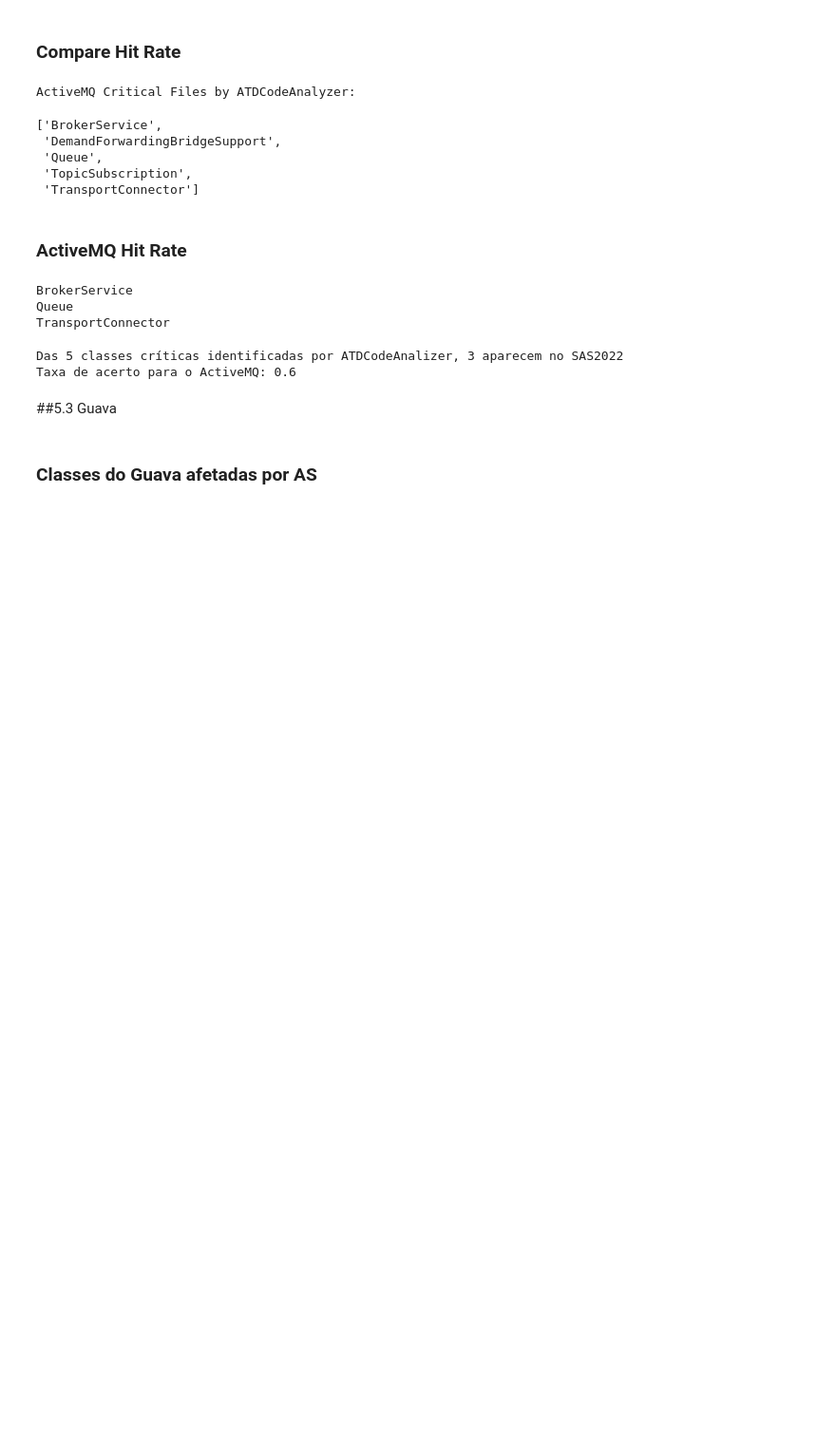
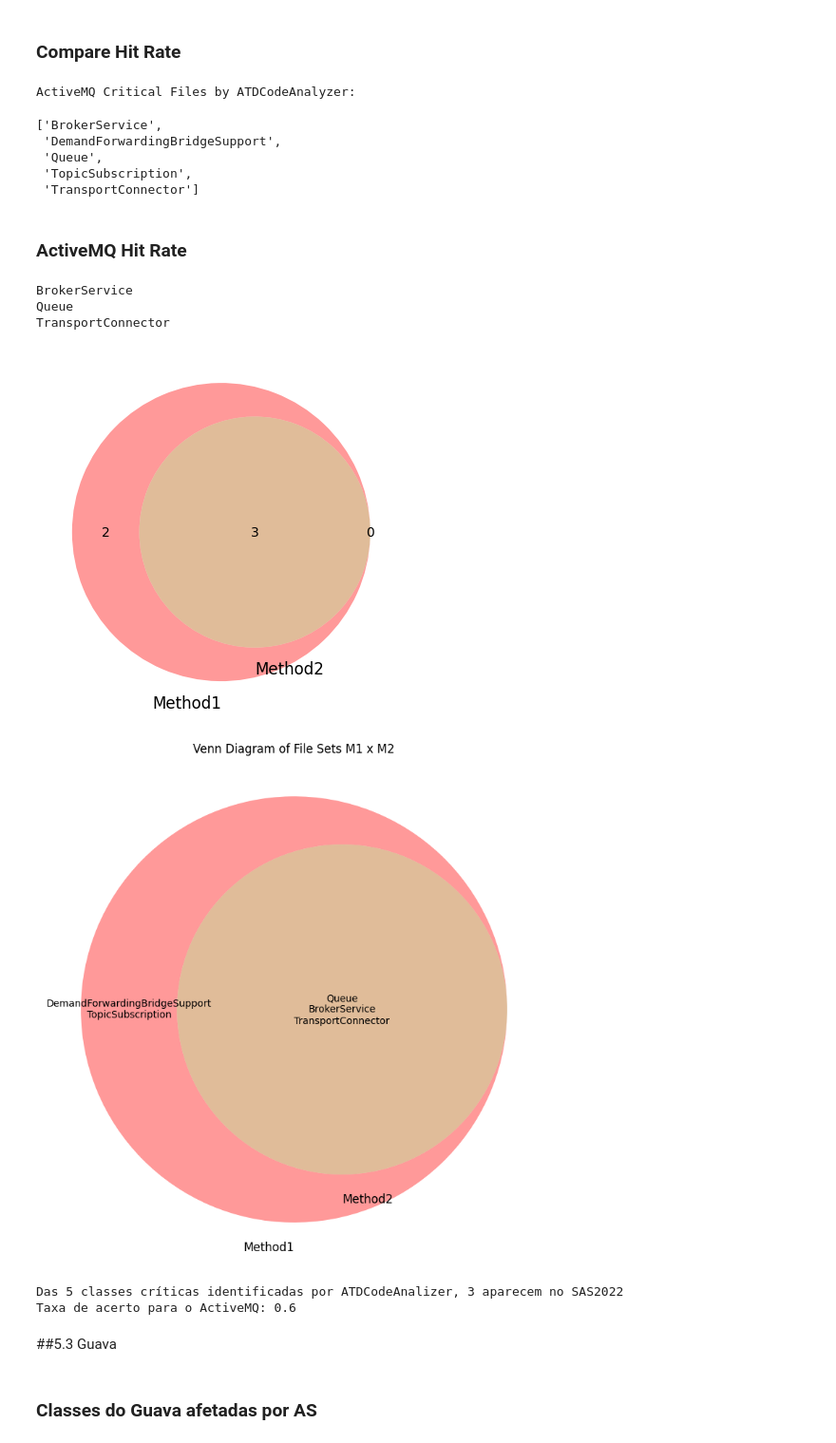
Before and after one commit to armandossrecife/piloto, a Jupyter notebook: notebooks/compare_with_sas2022.ipynb, the cells around one changed output. Shown at 95% size. Drawn from its saved outputs; the diff is of its cells as text; code cells hidden in the pictures; blank space fills up the shorter version.

```diff
--- a/notebooks/compare_with_sas2022.ipynb
+++ b/notebooks/compare_with_sas2022.ipynb
@@ -1464,6 +1513,11 @@ for each in lista_arquivos_criticos_activemq:
 BrokerService
 Queue
 TransportConnector
+# %%
+create_venn_diagram(lista1=lista_arquivos_criticos_activemq, lista2=lista_arquivos_criticos_activemq_sas_2022, show_labels=True)
+# %% [output]
+[figure, added]
+[figure, added]
 # %%
 qtd_classes_criticas_my_method_activemq = len(lista_arquivos_criticos_activemq)
 qtd_classes_criticas_sas_2022_activemq = len(lista_arquivos_criticos_activemq_sas_2022)
```
Also changed, not shown: parts of 16 cells of this notebook, 1 other file.
